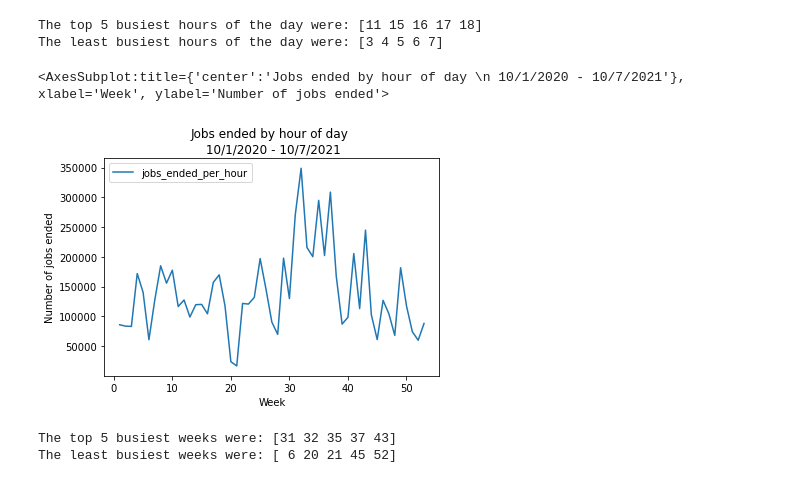
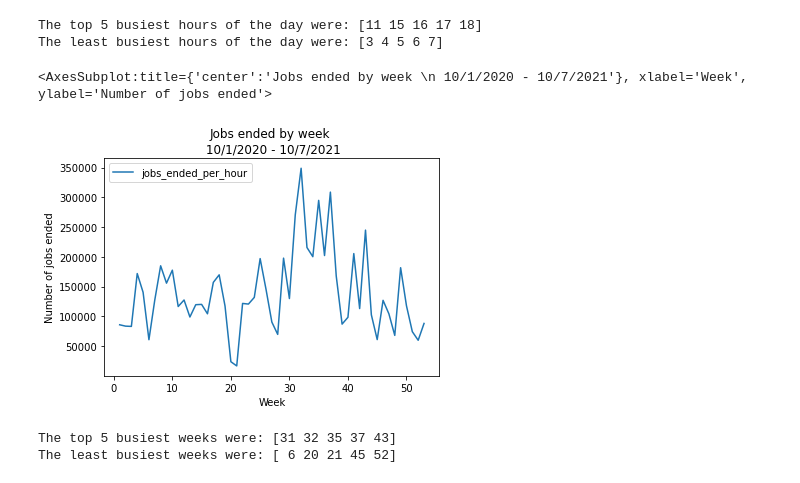
Before and after one commit to nss-data-science-cohort-5/accre-red-skittles, a Jupyter notebook: notebooks/fullsample.ipynb, the cells around one changed output. Saved outputs shown, nothing was run; the diff lists cells and outputs as text; code cells hidden in the pictures.

```diff
--- a/notebooks/fullsample.ipynb
+++ b/notebooks/fullsample.ipynb
@@ -104,15 +104,15 @@ The least busiest hours of the day were: [3 4 5 6 7]
 # %%
 jobs_ended_week = jobs_ended\
     .groupby('week_end')\
     .agg('sum')
 
 jobs_ended_week.plot(kind='line',
-          title='Jobs ended by hour of day \n 10/1/2020 - 10/7/2021',
+          title='Jobs ended by week \n 10/1/2020 - 10/7/2021',
           xlabel='Week',
           ylabel='Number of jobs ended')
 # %% [output]
-<AxesSubplot:title={'center':'Jobs ended by hour of day \n 10/1/2020 - 10/7/2021'}, xlabel='Week', ylabel='Number of jobs ended'>
+<AxesSubplot:title={'center':'Jobs ended by week \n 10/1/2020 - 10/7/2021'}, xlabel='Week', ylabel='Number of jobs ended'>
-[figure, old version]
+[figure, new version]
 # %%
 top_5_busiest_weeks = jobs_ended_week.nlargest(columns='jobs_ended_per_hour', n=5).sort_values(by='week_end')
 bottom_5_busiest_weeks = jobs_ended_week.nsmallest(columns='jobs_ended_per_hour', n=5).sort_values(by='week_end')
```
